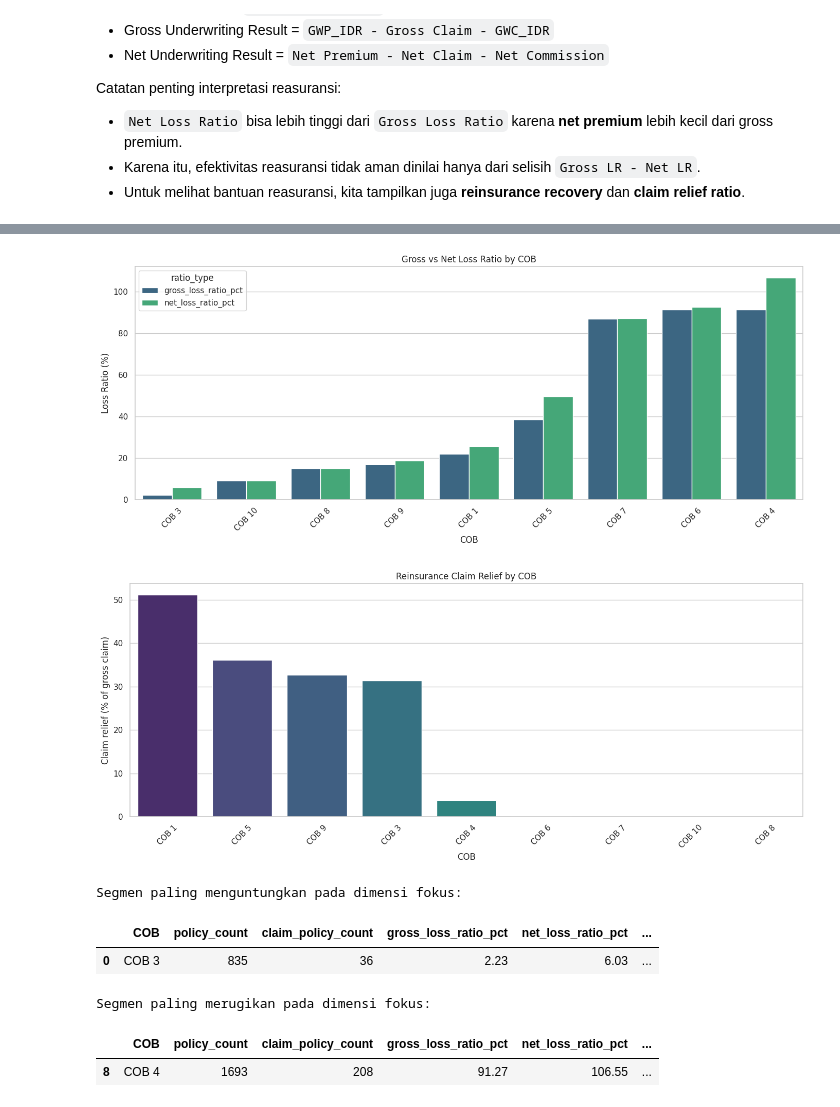
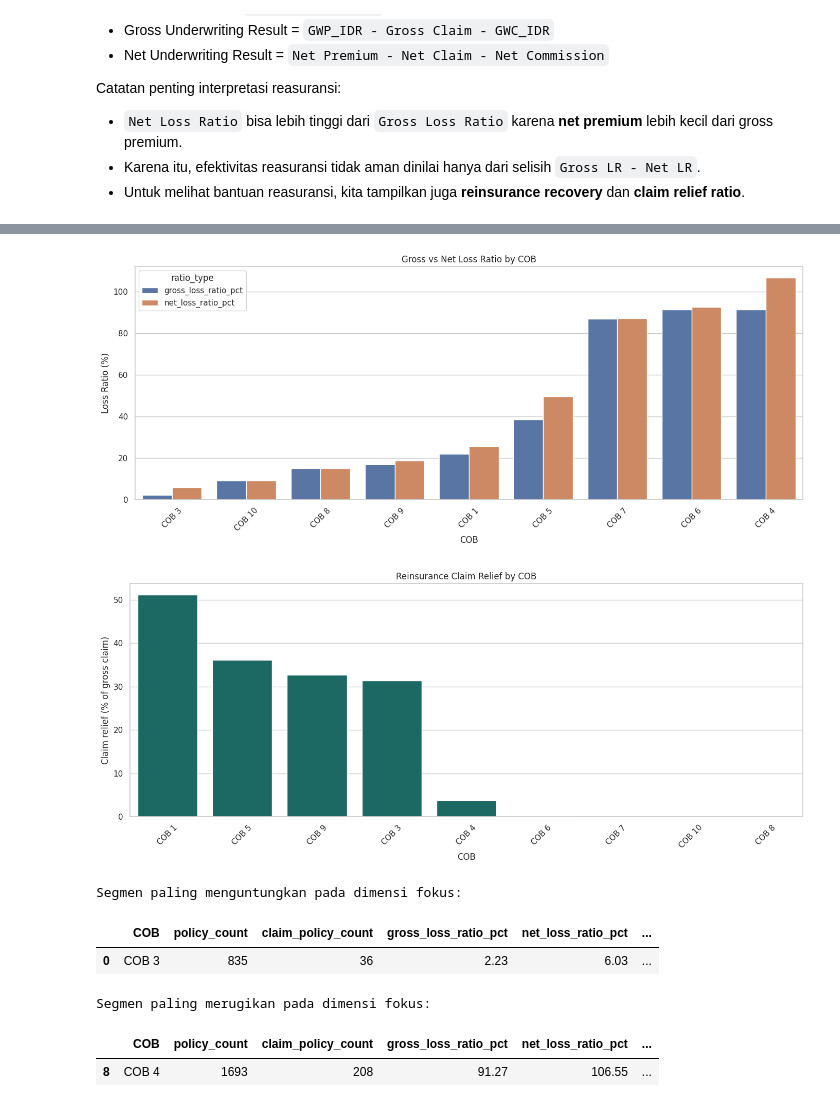
Before and after one commit to sauqyy/sdc_axa, a Jupyter notebook: notebooks/step5_loss_ratio_profitability_analysis_result.ipynb, the cells around one changed output, grey strips where cells are left out. Cells and saved outputs as stored; diff of their text form; code cells hidden in the pictures.

```diff
--- a/notebooks/step5_loss_ratio_profitability_analysis_result.ipynb
+++ b/notebooks/step5_loss_ratio_profitability_analysis_result.ipynb
@@ -50,7 +50,7 @@ from IPython.display import display
 warnings.filterwarnings('ignore')
 pd.set_option('display.max_columns', 100)
 pd.set_option('display.float_format', lambda x: f'{x:,.2f}')
-sns.set_theme(style='whitegrid', palette='viridis')
+sns.set_theme(style='whitegrid')
 
 # Config yang mudah diubah di Colab
 USE_COLAB_UPLOAD = True
@@ -60,17 +60,10 @@ SEGMENT_COLS = ['COB', 'BRANCH_', 'CHANNEL_', 'PRODUCT_NAME']
 FOCUS_SEGMENT = 'COB'
 TOP_N = 10
 
-# Filter kredibilitas supaya ranking tidak didominasi segmen kecil/outlier.
+# Filter kredibilitas supaya ranking tidak didominasi segmen yang terlalu kecil.
 MIN_GWP_BY_SEGMENT = 1_000_000_000
-MIN_NET_PREMIUM_BY_SEGMENT = 1_000_000_000
 MIN_POLICY_COUNT = 50
 MIN_CLAIM_POLICY_COUNT = 5
-
-# Untuk product, pakai guardrail lebih ketat karena paling rawan outlier.
-PRODUCT_MIN_POLICY_COUNT = 200
-PRODUCT_MIN_CLAIM_POLICY_COUNT = 10
-PRODUCT_MIN_NET_PREMIUM = 5_000_000_000
-PRODUCT_MAX_NET_LR_FOR_MAIN_RANKING = 500
 
 # Large claim didefinisikan dari gross claim di level policy.
 LARGE_CLAIM_QUANTILE = 0.95
@@ -438,46 +386,43 @@ chart_data = focus_summary.melt(
 )
 
 plt.figure(figsize=(14, 6))
-sns.barplot(data=chart_data, x=FOCUS_SEGMENT, y='loss_ratio_pct', hue='ratio_type', palette='viridis')
+sns.barplot(data=chart_data, x=FOCUS_SEGMENT, y='loss_ratio_pct', hue='ratio_type')
 plt.title(f'Gross vs Net Loss Ratio by {FOCUS_SEGMENT}')
 plt.xlabel(FOCUS_SEGMENT)
 plt.ylabel('Loss Ratio (%)')
 plt.xticks(rotation=45)
 plt.tight_layout()
 plt.show()
 
 plt.figure(figsize=(14, 6))
-sns.barplot(
-    data=focus_summary.sort_values('claim_relief_pct_of_gross_claim', ascending=False),
-    x=FOCUS_SEGMENT, y='claim_relief_pct_of_gross_claim', palette='viridis'
-)
+sns.barplot(data=focus_summary.sort_values('claim_relief_pct_of_gross_claim', ascending=False), x=FOCUS_SEGMENT, y='claim_relief_pct_of_gross_claim', color='#0f766e')
 plt.title(f'Reinsurance Claim Relief by {FOCUS_SEGMENT}')
 plt.xlabel(FOCUS_SEGMENT)
 plt.ylabel('Claim relief (% of gross claim)')
 plt.xticks(rotation=45)
 plt.tight_layout()
 plt.show()
 
 best_focus = focus_summary.nsmallest(1, 'net_loss_ratio_pct')
 worst_focus = focus_summary.nlargest(1, 'net_loss_ratio_pct')
 
 print('Segmen paling menguntungkan pada dimensi fokus:')
 display(best_focus[[FOCUS_SEGMENT, 'policy_count', 'claim_policy_count', 'gross_loss_ratio_pct', 'net_loss_ratio_pct', 'net_underwriting_result']])
 print('Segmen paling merugikan pada dimensi fokus:')
 display(worst_focus[[FOCUS_SEGMENT, 'policy_count', 'claim_policy_count', 'gross_loss_ratio_pct', 'net_loss_ratio_pct', 'net_underwriting_result']])
 # %% [output]
 |  | COB | policy_count | claim_policy_count | large_claim_policy_count | gwp | rwp | net_premium | ... |
 | 0 | COB 3 | 835 | 36 | 2 | 57,467,926,067.73 | 42,919,774,251.80 | 14,548,151,815.93 | ... |
 | 1 | COB 10 | 52085 | 330 | 6 | 64,892,499,838.20 | 0.00 | 64,892,499,838.20 | ... |
 | 2 | COB 8 | 2382 | 50 | 4 | 251,534,301,544.45 | 44,825,850.00 | 251,489,475,694.45 | ... |
 | 3 | COB 9 | 46754 | 704 | 110 | 762,410,875,051.46 | 295,418,868,386.00 | 466,992,006,665.47 | ... |
 | 4 | COB 1 | 4983 | 97 | 24 | 119,618,908,447.19 | 69,935,087,727.82 | 49,683,820,719.38 | ... |
 | 5 | COB 5 | 909 | 62 | 35 | 151,000,896,289.24 | 76,311,390,292.49 | 74,689,505,996.75 | ... |
 | 6 | COB 7 | 41763 | 6986 | 109 | 342,980,363,837.09 | 283,482,868.75 | 342,696,880,968.34 | ... |
 | 7 | COB 6 | 4876 | 109 | 12 | 420,660,523,861.31 | 5,476,913,501.38 | 415,183,610,359.93 | ... |
 | 8 | COB 4 | 1693 | 208 | 126 | 319,207,543,543.36 | 56,207,821,801.20 | 262,999,721,742.16 | ... |
-[figure, old version]
+[figure, new version]
-[figure, old version]
+[figure, new version]
 Segmen paling menguntungkan pada dimensi fokus:
 |  | COB | policy_count | claim_policy_count | gross_loss_ratio_pct | net_loss_ratio_pct | ... |
 | 0 | COB 3 | 835 | 36 | 2.23 | 6.03 | ... |
```
Also changed, not shown: parts of 7 cells of this notebook.
